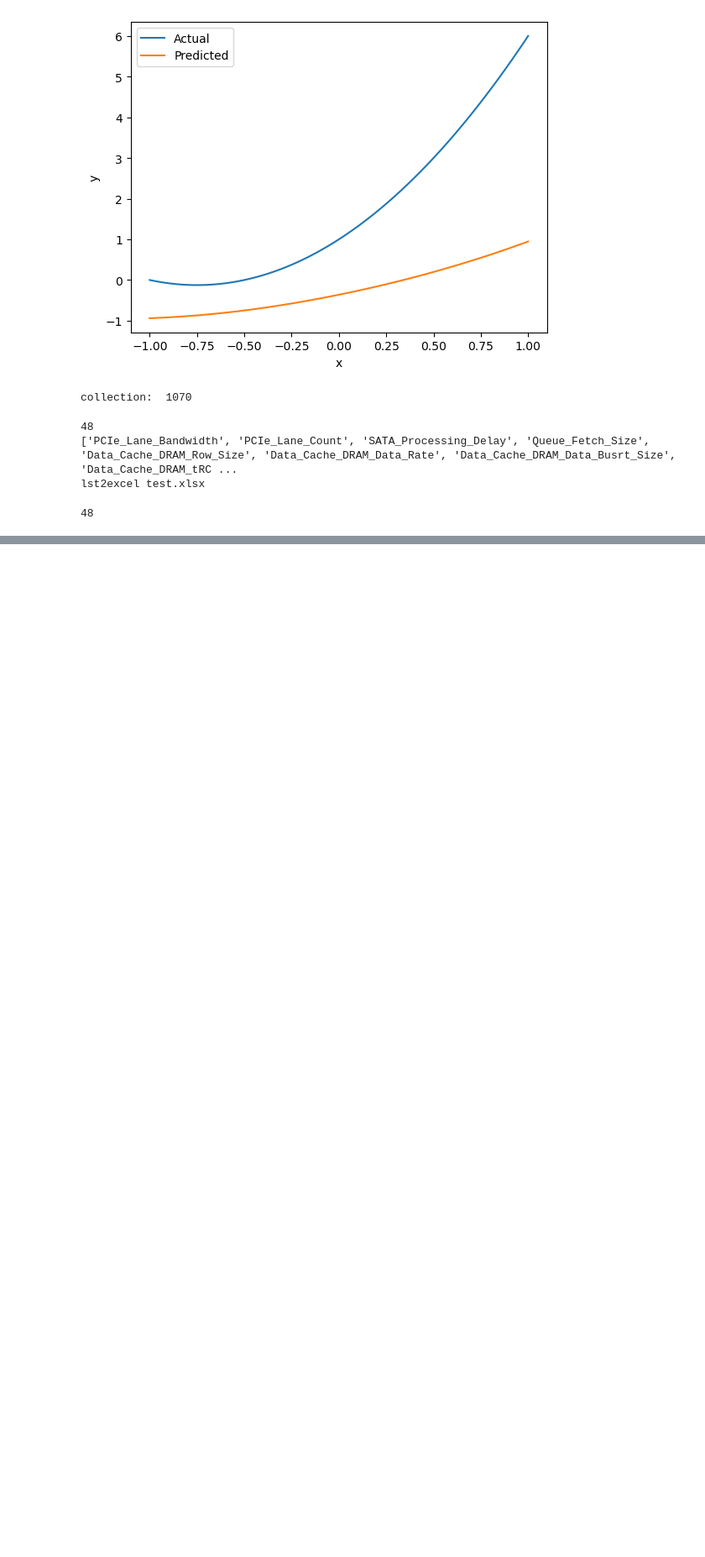
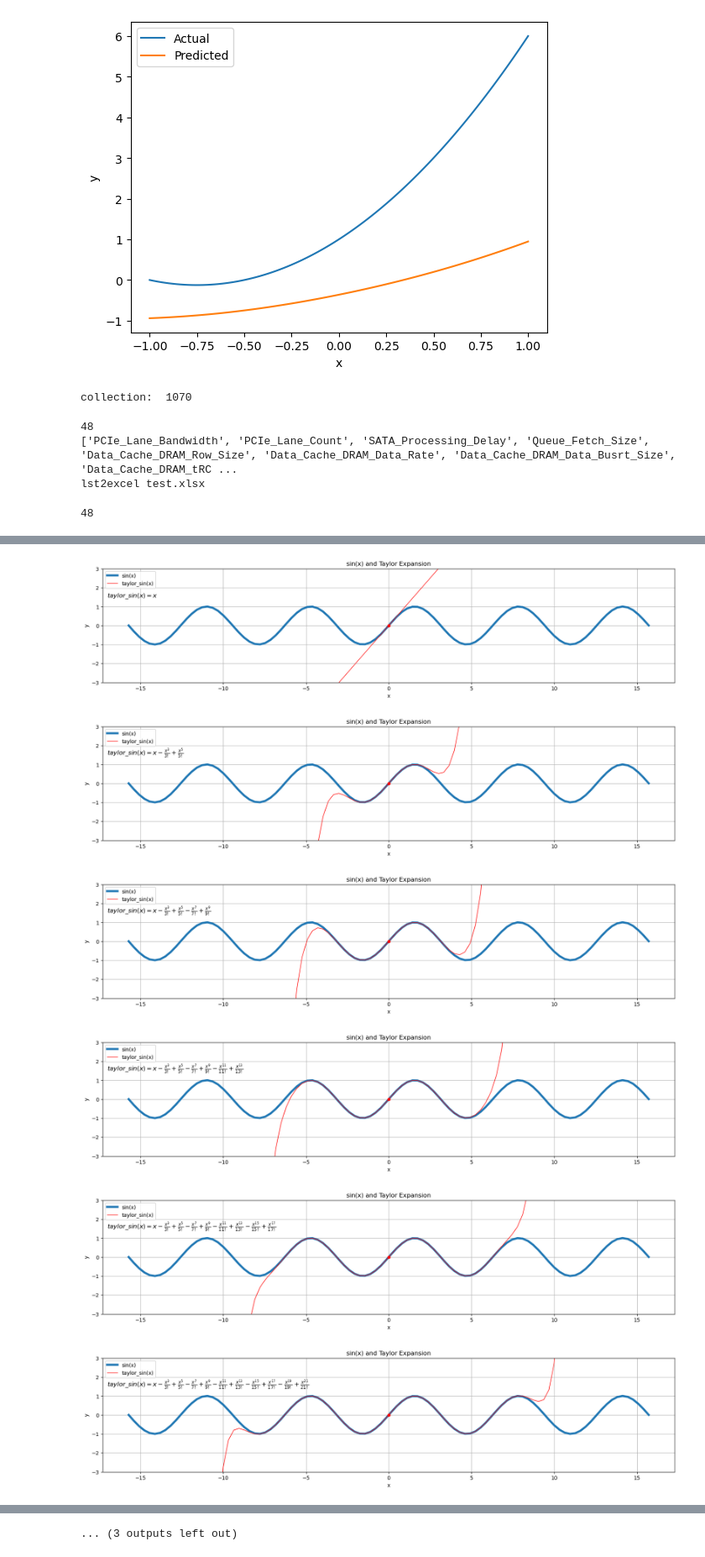
Before and after one commit to houchuanhao/MQSim, a Jupyter notebook: script/test.ipynb, the cells around one changed output, grey strips where cells are left out. Shown at 84% size. Saved outputs shown, nothing was run; the diff lists cells and outputs as text; code cells hidden in the pictures; blank space fills up the shorter version.

```diff
--- a/script/test.ipynb
+++ b/script/test.ipynb
@@ -179,0 +547,52 @@ print(len(keys))
+# %%
+def concatenate_images(image_paths, output_path, axis='horizontal'):
+    # 读取图像并存储到列表中
+    images = [Image.open(path) for path in image_paths]
+
+    # 确定拼接方向
+    if axis == 'horizontal':
+        concat_axis = 0
+    elif axis == 'vertical':
+        concat_axis = 1
+    else:
+        raise ValueError("Invalid axis value. Must be 'horizontal' or 'vertical'.")
+
+    # 确定拼接后的画布大小
+    sizes = [image.size for image in images]
+    if axis == 'horizontal':
+        total_width = sum([w for w, _ in sizes])
+        max_height = max([h for _, h in sizes])
+        concat_size = (total_width, max_height)
+    else:
+        max_width = max([w for w, _ in sizes])
+        total_height = sum([h for _, h in sizes])
+        concat_size = (max_width, total_height)
+
+    # 创建一张空白画布
+    result_image = Image.new('RGB', concat_size)
+
+    # 将图像逐个拼接到画布上
+    offset = 0
+    for image in images:
+        if axis == 'horizontal':
+            result_image.paste(image, (offset, 0))
+            offset += image.size[0]
+        else:
+            result_image.paste(image, (0, offset))
+            offset += image.size[1]
+
+    # 保存拼接后的图像
+    result_image.save(output_path)
+images = []
+for i in range(0,15):
+    path = Image_Path + str(i+1) +".png"
+    saveImg(i*2+1,path)
+    images.append(path)
+concatenate_images(images,"all.png",axis='vertical')
+# %% [output]
+[figure, added]
+[figure, added]
+[figure, added]
+[figure, added]
+[figure, added]
+[figure, added]
@@ -179,0 +605 @@ print(len(keys))
+... (3 outputs left out)
```
Also changed, not shown: parts of 7 cells of this notebook, 10 other files.
